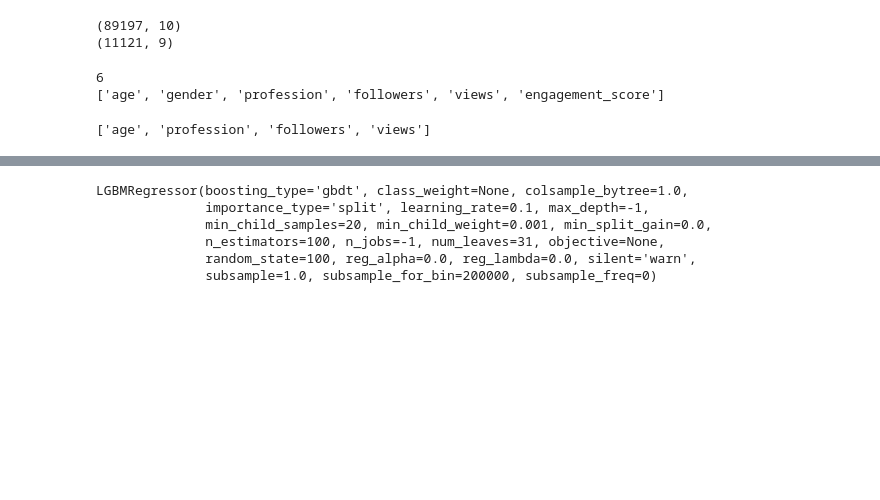
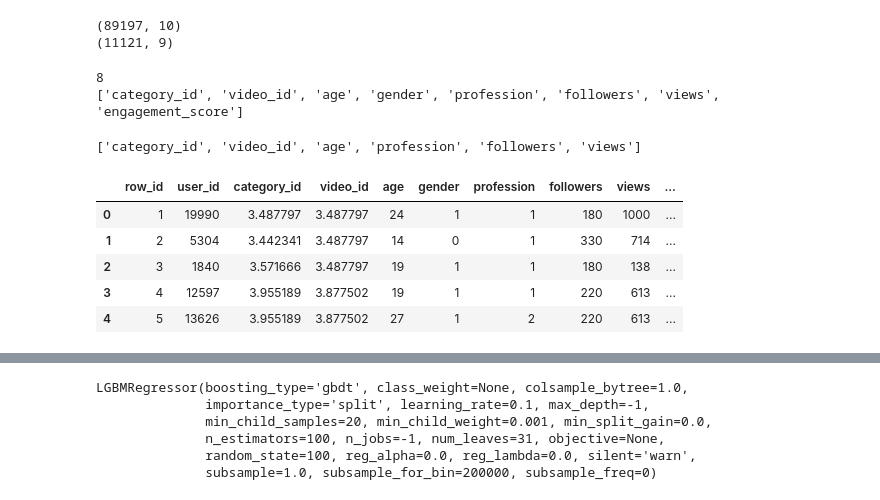
Before and after one commit to baskarsambandamurthy/testrep, a Jupyter notebook: jobathon-feb-2022-preproc.ipynb, the cells around one changed output, grey strips where cells are left out. Cells and saved outputs as stored; diff of their text form; code cells hidden in the pictures; blank space fills up the shorter version.

```diff
--- a/jobathon-feb-2022-preproc.ipynb
+++ b/jobathon-feb-2022-preproc.ipynb
@@ -51,2 +33,9 @@ from sklearn.preprocessing import LabelEncoder
 %matplotlib inline
+# %%
+KAGGLE=False
+# %%
+if KAGGLE:
+    path='../input/jobathonfebruary2022/'
+else:
+    path=''
 # %%
@@ -76,21 +65,21 @@ preproc(train,test)
 targetcol = 'engagement_score'
 target = train[targetcol]
 # %%
-exclude_cols =['row_id','user_id','video_id','category_id']
+exclude_cols =['row_id','user_id']
 features =[col for col in train.columns if col not in exclude_cols]
 print(len(features))
 print(features)
 features_excl_target = [col for col in features if col!=targetcol]
 # %% [output]
-6
-['age', 'gender', 'profession', 'followers', 'views', 'engagement_score']
+8
+['category_id', 'video_id', 'age', 'gender', 'profession', 'followers', 'views', 'engagement_score']
 # %%
 # catcols = ['user_id','category_id','video_id','gender']
-# catcols = ['category_id','video_id','gender']
+catcols = ['category_id','video_id','gender']
 catcols = ['gender']
 numeric_cols = [col for col in features if col not in catcols+[targetcol]]
 print(numeric_cols)
 # %% [output]
-['age', 'profession', 'followers', 'views']
+['category_id', 'video_id', 'age', 'profession', 'followers', 'views']
 # %%
 from pycaret.regression import *
@@ -97,3 +89,17 @@ from pycaret.regression import *
+# %%
+ce_target=TargetEncoder(cols=['category_id', 'video_id'],
+                       min_samples_leaf=1000, smoothing=0.2)
+ce_target.fit(train,target)
+
+ret =ce_target.transform(train,target)
+ret.head()
+# %% [output]
+|  | row_id | user_id | category_id | video_id | age | gender | profession | followers | views | ... |
+| 0 | 1 | 19990 | 3.487797 | 3.487797 | 24 | 1 | 1 | 180 | 1000 | ... |
+| 1 | 2 | 5304 | 3.442341 | 3.487797 | 14 | 0 | 1 | 330 | 714 | ... |
+| 2 | 3 | 1840 | 3.571666 | 3.487797 | 19 | 1 | 1 | 180 | 138 | ... |
+| 3 | 4 | 12597 | 3.955189 | 3.877502 | 19 | 1 | 1 | 220 | 613 | ... |
+| 4 | 5 | 13626 | 3.955189 | 3.877502 | 27 | 1 | 2 | 220 | 613 | ... |
 # %%
 s = setup(train[features], session_id=100,
           silent=True,
```
Also changed, not shown: parts of 16 cells of this notebook.
